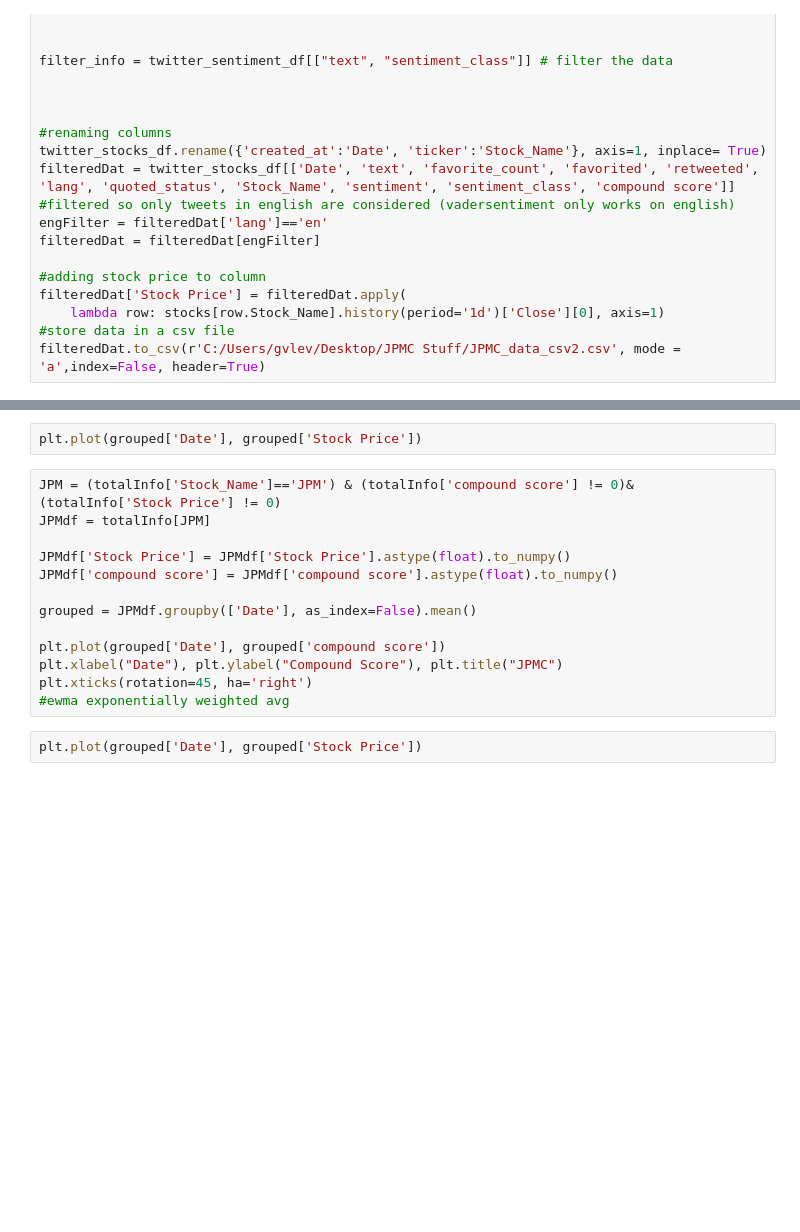
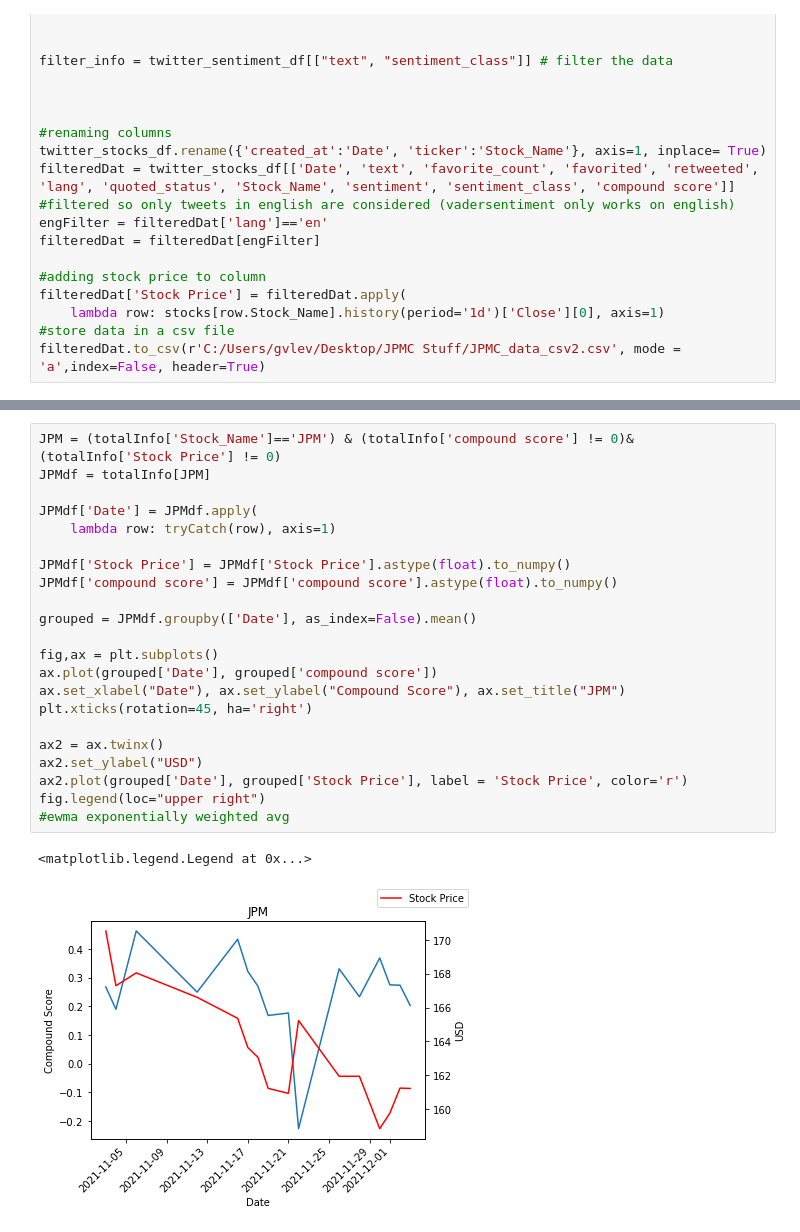
Before and after one commit to JZBlank/JPMorganChase-Meme-Stocks, a Jupyter notebook: JPMCMemeStocks-running.ipynb, the cells around one changed output, grey strips where cells are left out. Cells and saved outputs as stored; diff of their text form; blank space fills up the shorter version.

```diff
--- a/JPMCMemeStocks-running.ipynb
+++ b/JPMCMemeStocks-running.ipynb
@@ -225,20 +290,28 @@ plt.xticks(rotation=45, ha='right')
-# %%
-plt.plot(grouped['Date'], grouped['Stock Price'])
 # %%
 JPM = (totalInfo['Stock_Name']=='JPM') & (totalInfo['compound score'] != 0)& (totalInfo['Stock Price'] != 0)
 JPMdf = totalInfo[JPM]
+
+JPMdf['Date'] = JPMdf.apply(
+    lambda row: tryCatch(row), axis=1)
 
 JPMdf['Stock Price'] = JPMdf['Stock Price'].astype(float).to_numpy()
 JPMdf['compound score'] = JPMdf['compound score'].astype(float).to_numpy()
 
 grouped = JPMdf.groupby(['Date'], as_index=False).mean()
 
-plt.plot(grouped['Date'], grouped['compound score'])
-plt.xlabel("Date"), plt.ylabel("Compound Score"), plt.title("JPMC")
+fig,ax = plt.subplots()
+ax.plot(grouped['Date'], grouped['compound score'])
+ax.set_xlabel("Date"), ax.set_ylabel("Compound Score"), ax.set_title("JPM")
 plt.xticks(rotation=45, ha='right')
+
+ax2 = ax.twinx()
+ax2.set_ylabel("USD")
+ax2.plot(grouped['Date'], grouped['Stock Price'], label = 'Stock Price', color='r')
+fig.legend(loc="upper right")
 #ewma exponentially weighted avg
+# %% [output]
+<matplotlib.legend.Legend at 0x...>
+[figure, added]
-# %%
-plt.plot(grouped['Date'], grouped['Stock Price'])
 # %%
 TSLA = (totalInfo['Stock_Name']=='TSLA') & (totalInfo['compound score'] != 0)& (totalInfo['Stock Price'] != 0)
 TSLAdf = totalInfo[TSLA]
```
Also changed, not shown: parts of 18 cells of this notebook.
